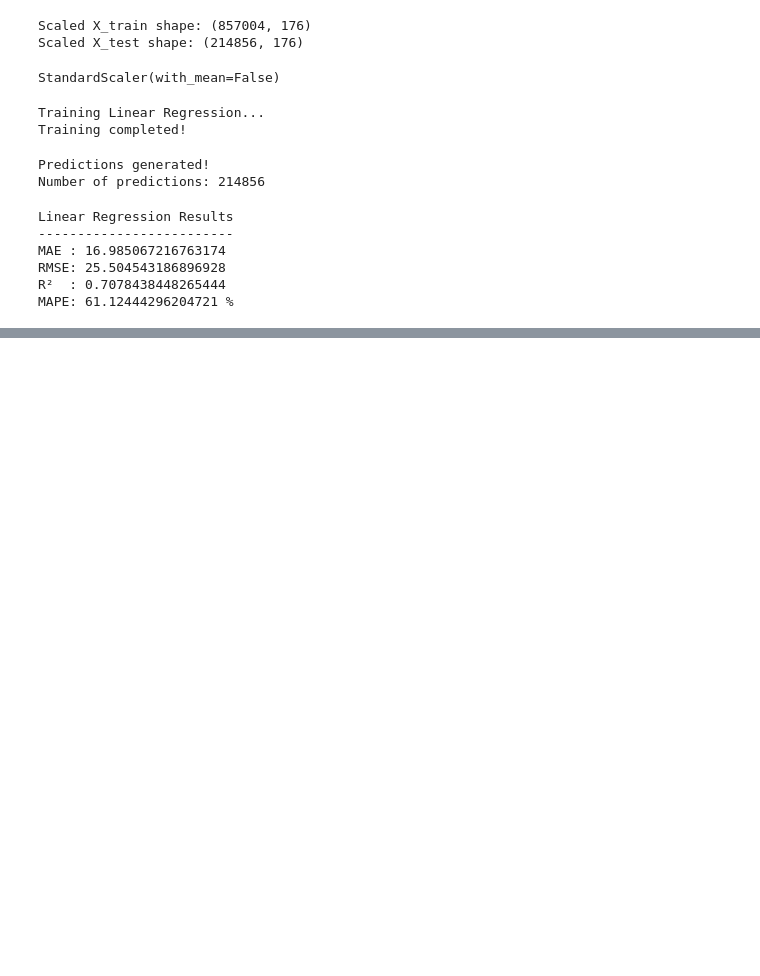
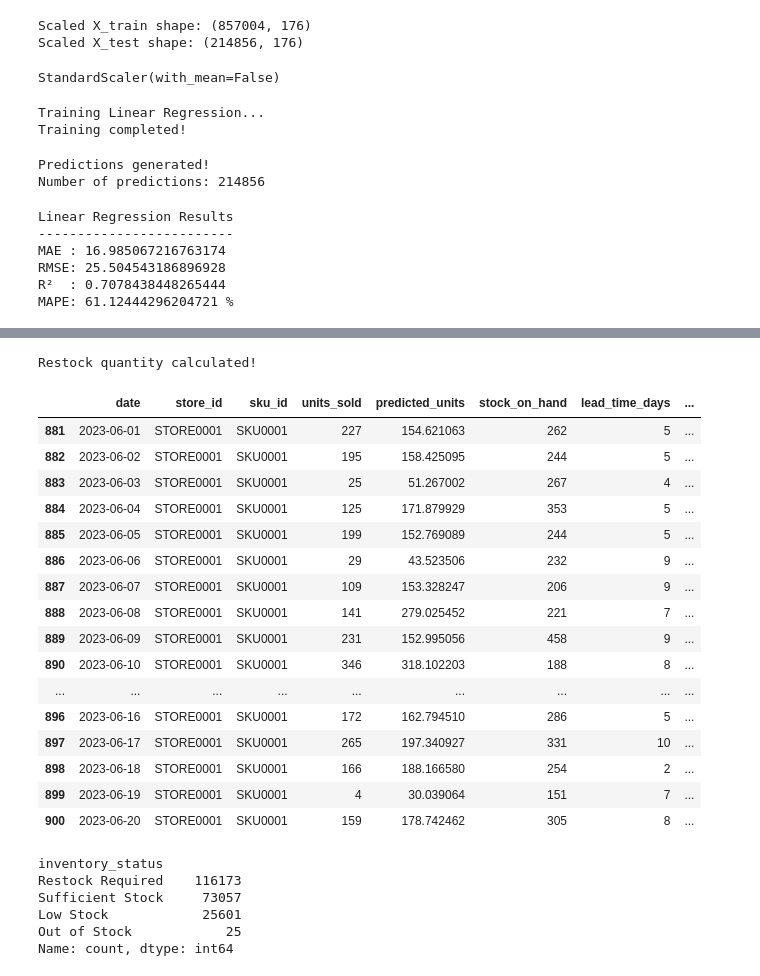
Before and after one commit to vaishnaviikommidi007/MLProject, a Jupyter notebook: Untitled1.ipynb, the cells around one changed output, grey strips where cells are left out. Drawn from its saved outputs; the diff is of its cells as text; code cells hidden in the pictures; blank space fills up the shorter version.

```diff
--- a/Untitled1.ipynb
+++ b/Untitled1.ipynb
@@ -1175,0 +1735,7 @@ MAPE: 61.12444296204721 %
+# %%
+inventory_test["inventory_coverage_days"] = (
+    inventory_test["stock_on_hand"] /
+    (inventory_test["predicted_units"] + 1e-6)
+)
+
+print("Inventory coverage calculated!")
@@ -1175,0 +1770,68 @@ MAPE: 61.12444296204721 %
+# %%
+inventory_test["target_inventory"] = (
+    inventory_test["predicted_units"] *
+    (inventory_test["lead_time_days"] + 2)
+)
+
+inventory_test["recommended_order"] = (
+    inventory_test["target_inventory"] -
+    inventory_test["stock_on_hand"]
+)
+
+inventory_test["recommended_order"] = (
+    inventory_test["recommended_order"].clip(lower=0)
+)
+
+# Round up because we cannot order a fraction of a unit
+inventory_test["recommended_order"] = np.ceil(
+    inventory_test["recommended_order"]
+)
+
+print("Restock quantity calculated!")
+# %% [output]
+Restock quantity calculated!
+# %%
+inventory_test[
+    [
+        "date",
+        "store_id",
+        "sku_id",
+        "units_sold",
+        "predicted_units",
+        "stock_on_hand",
+        "lead_time_days",
+        "inventory_coverage_days",
+        "inventory_status",
+        "recommended_order"
+    ]
+].head(20)
+# %% [output]
+|  | date | store_id | sku_id | units_sold | predicted_units | stock_on_hand | lead_time_days | ... |
+| 881 | 2023-06-01 | STORE0001 | SKU0001 | 227 | 154.621063 | 262 | 5 | ... |
+| 882 | 2023-06-02 | STORE0001 | SKU0001 | 195 | 158.425095 | 244 | 5 | ... |
+| 883 | 2023-06-03 | STORE0001 | SKU0001 | 25 | 51.267002 | 267 | 4 | ... |
+| 884 | 2023-06-04 | STORE0001 | SKU0001 | 125 | 171.879929 | 353 | 5 | ... |
+| 885 | 2023-06-05 | STORE0001 | SKU0001 | 199 | 152.769089 | 244 | 5 | ... |
+| 886 | 2023-06-06 | STORE0001 | SKU0001 | 29 | 43.523506 | 232 | 9 | ... |
+| 887 | 2023-06-07 | STORE0001 | SKU0001 | 109 | 153.328247 | 206 | 9 | ... |
+| 888 | 2023-06-08 | STORE0001 | SKU0001 | 141 | 279.025452 | 221 | 7 | ... |
+| 889 | 2023-06-09 | STORE0001 | SKU0001 | 231 | 152.995056 | 458 | 9 | ... |
+| 890 | 2023-06-10 | STORE0001 | SKU0001 | 346 | 318.102203 | 188 | 8 | ... |
+| ... | ... | ... | ... | ... | ... | ... | ... | ... |
+| 896 | 2023-06-16 | STORE0001 | SKU0001 | 172 | 162.794510 | 286 | 5 | ... |
+| 897 | 2023-06-17 | STORE0001 | SKU0001 | 265 | 197.340927 | 331 | 10 | ... |
+| 898 | 2023-06-18 | STORE0001 | SKU0001 | 166 | 188.166580 | 254 | 2 | ... |
+| 899 | 2023-06-19 | STORE0001 | SKU0001 | 4 | 30.039064 | 151 | 7 | ... |
+| 900 | 2023-06-20 | STORE0001 | SKU0001 | 159 | 178.742462 | 305 | 8 | ... |
+# %%
+print(
+    inventory_test["inventory_status"]
+    .value_counts()
+)
+# %% [output]
+inventory_status
+Restock Required    116173
+Sufficient Stock     73057
+Low Stock            25601
+Out of Stock            25
+Name: count, dtype: int64
```
Also changed, not shown: parts of 50 cells of this notebook.
